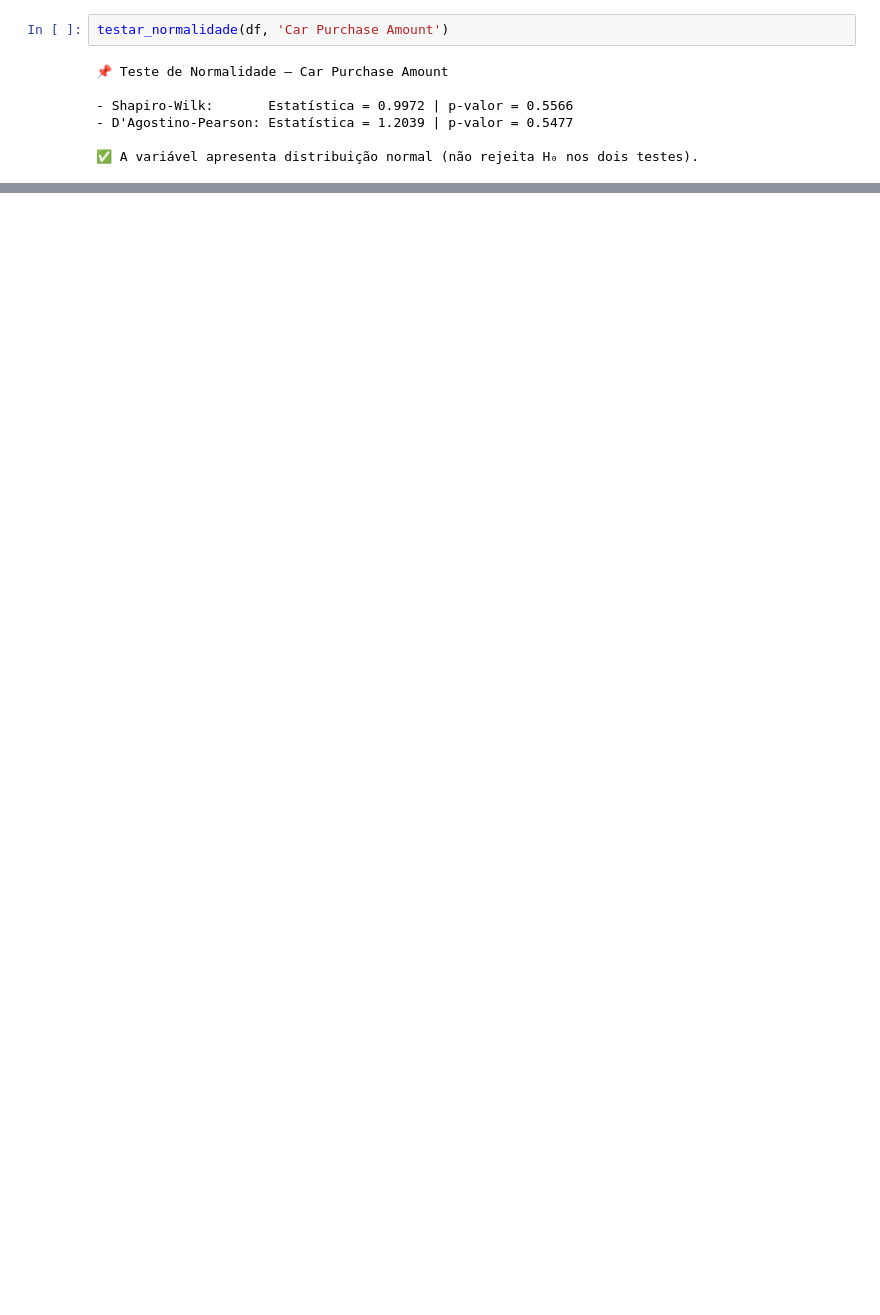
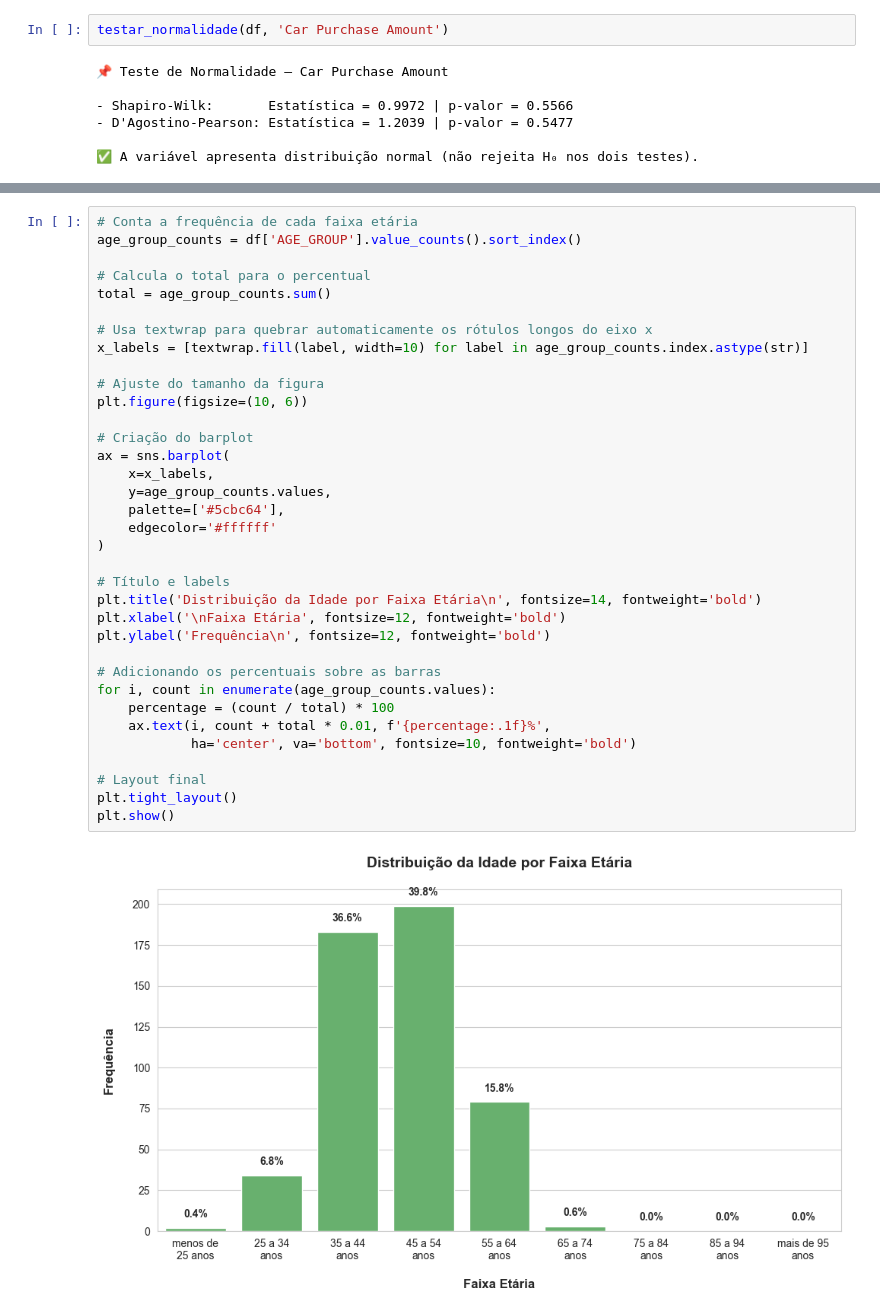
Before and after one commit to emso-exe/Compra_de_carro, a Jupyter notebook: 000_analise_exploratoria.ipynb, the cells around one changed output, grey strips where cells are left out. Drawn from its saved outputs; the diff is of its cells as text; blank space fills up the shorter version.

Commit message:
feat: ajustes nos gráficos 3.5 e 3.6 e inclusão dos gráficos 4.1, 4.2 e 4.3.

```diff
--- a/000_analise_exploratoria.ipynb
+++ b/000_analise_exploratoria.ipynb
@@ -244,0 +333,37 @@ testar_normalidade(df, 'Car Purchase Amount')
+# %%
+# Conta a frequência de cada faixa etária
+age_group_counts = df['AGE_GROUP'].value_counts().sort_index()
+
+# Calcula o total para o percentual
+total = age_group_counts.sum()
+
+# Usa textwrap para quebrar automaticamente os rótulos longos do eixo x
+x_labels = [textwrap.fill(label, width=10) for label in age_group_counts.index.astype(str)]
+
+# Ajuste do tamanho da figura
+plt.figure(figsize=(10, 6))
+
+# Criação do barplot
+ax = sns.barplot(
+    x=x_labels,
+    y=age_group_counts.values,
+    palette=['#5cbc64'],
+    edgecolor='#ffffff'
+)
+
+# Título e labels
+plt.title('Distribuição da Idade por Faixa Etária\n', fontsize=14, fontweight='bold')
+plt.xlabel('\nFaixa Etária', fontsize=12, fontweight='bold')
+plt.ylabel('Frequência\n', fontsize=12, fontweight='bold')
+
+# Adicionando os percentuais sobre as barras
+for i, count in enumerate(age_group_counts.values):
+    percentage = (count / total) * 100
+    ax.text(i, count + total * 0.01, f'{percentage:.1f}%',
+            ha='center', va='bottom', fontsize=10, fontweight='bold')
+
+# Layout final
+plt.tight_layout()
+plt.show()
+# %% [output]
+[figure, added]
```
Also changed, not shown: parts of 16 cells of this notebook.
